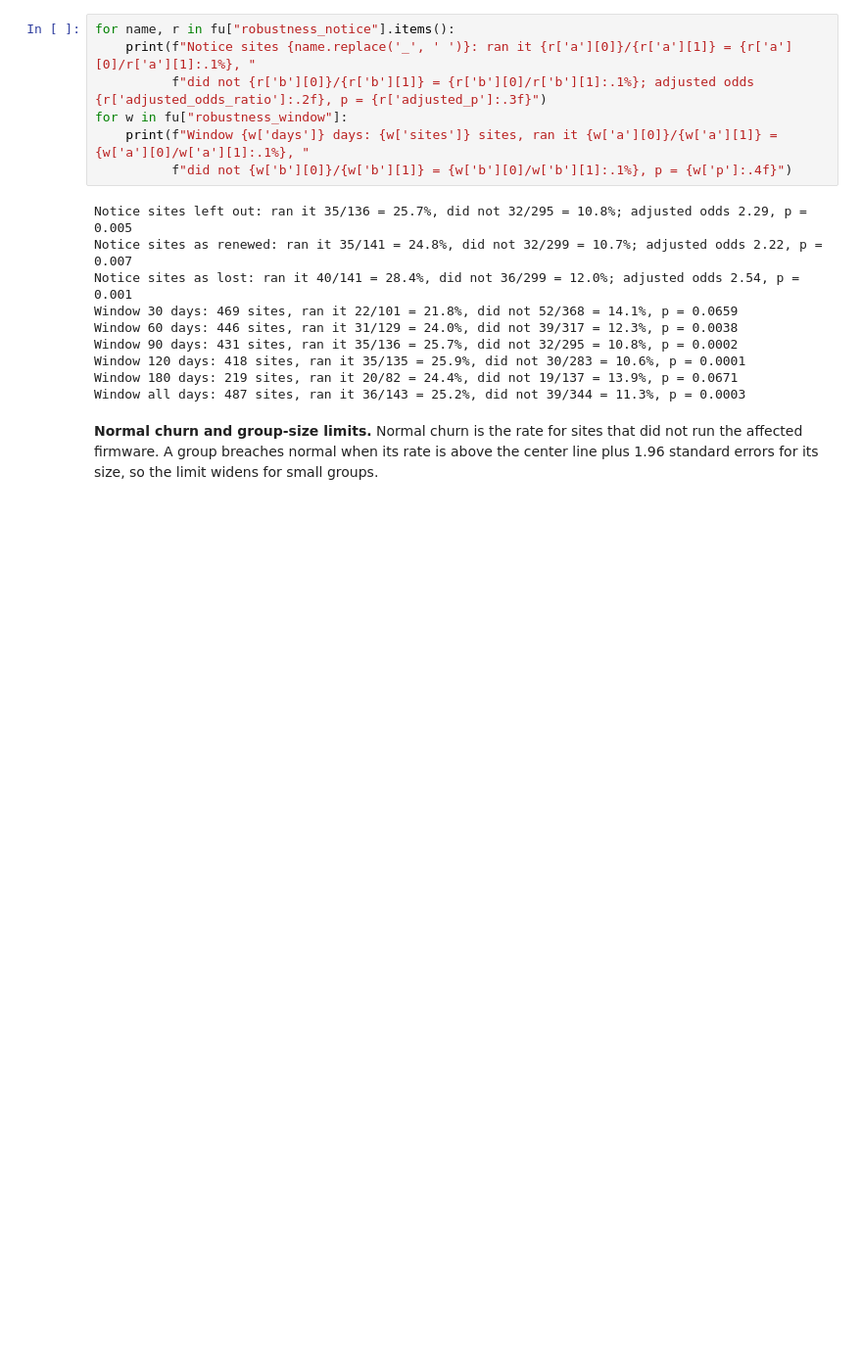
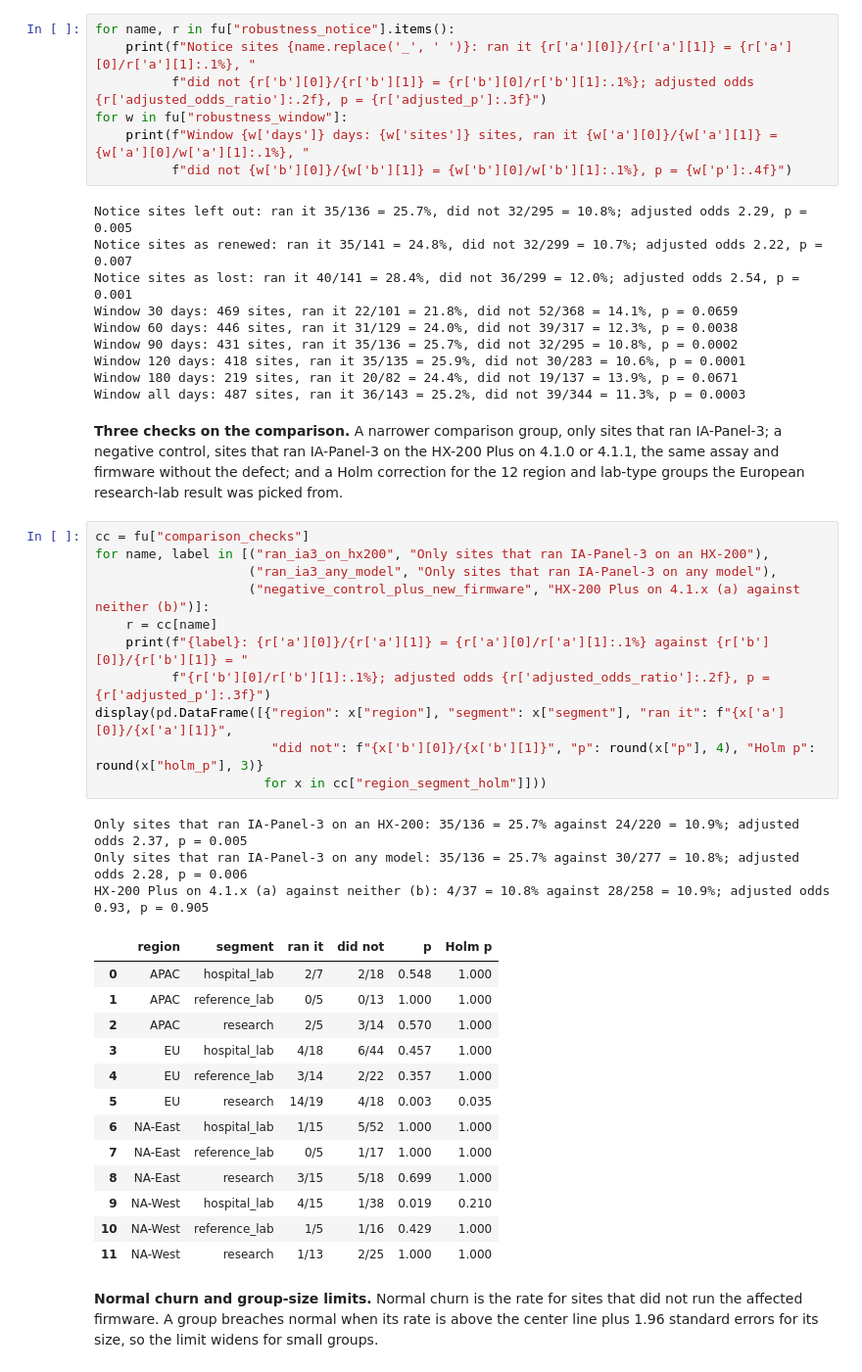
Before and after one commit to this-is-how-we-see/halvard-qc-churn, a Jupyter notebook: notebooks/walkthrough.ipynb, the cells around one changed output. Shown at 98% size. Saved outputs shown, nothing was run; the diff lists cells and outputs as text; blank space fills up the shorter version.

```diff
--- a/notebooks/walkthrough.ipynb
+++ b/notebooks/walkthrough.ipynb
@@ -401,6 +401,39 @@ Window 90 days: 431 sites, ran it 35/136 = 25.7%, did not 32/295 = 10.8%, p = 0.
 Window 120 days: 418 sites, ran it 35/135 = 25.9%, did not 30/283 = 10.6%, p = 0.0001
 Window 180 days: 219 sites, ran it 20/82 = 24.4%, did not 19/137 = 13.9%, p = 0.0671
 Window all days: 487 sites, ran it 36/143 = 25.2%, did not 39/344 = 11.3%, p = 0.0003
+# %% [markdown]
+**Three checks on the comparison.** A narrower comparison group, only sites that ran IA-Panel-3; a
+negative control, sites that ran IA-Panel-3 on the HX-200 Plus on 4.1.0 or 4.1.1, the same assay and
+firmware without the defect; and a Holm correction for the 12 region and lab-type groups the
+European research-lab result was picked from.
+# %%
+cc = fu["comparison_checks"]
+for name, label in [("ran_ia3_on_hx200", "Only sites that ran IA-Panel-3 on an HX-200"),
+                    ("ran_ia3_any_model", "Only sites that ran IA-Panel-3 on any model"),
+                    ("negative_control_plus_new_firmware", "HX-200 Plus on 4.1.x (a) against neither (b)")]:
+    r = cc[name]
+    print(f"{label}: {r['a'][0]}/{r['a'][1]} = {r['a'][0]/r['a'][1]:.1%} against {r['b'][0]}/{r['b'][1]} = "
+          f"{r['b'][0]/r['b'][1]:.1%}; adjusted odds {r['adjusted_odds_ratio']:.2f}, p = {r['adjusted_p']:.3f}")
+display(pd.DataFrame([{"region": x["region"], "segment": x["segment"], "ran it": f"{x['a'][0]}/{x['a'][1]}",
+                       "did not": f"{x['b'][0]}/{x['b'][1]}", "p": round(x["p"], 4), "Holm p": round(x["holm_p"], 3)}
+                      for x in cc["region_segment_holm"]]))
+# %% [output]
+Only sites that ran IA-Panel-3 on an HX-200: 35/136 = 25.7% against 24/220 = 10.9%; adjusted odds 2.37, p = 0.005
+Only sites that ran IA-Panel-3 on any model: 35/136 = 25.7% against 30/277 = 10.8%; adjusted odds 2.28, p = 0.006
+HX-200 Plus on 4.1.x (a) against neither (b): 4/37 = 10.8% against 28/258 = 10.9%; adjusted odds 0.93, p = 0.905
+|  | region | segment | ran it | did not | p | Holm p |
+| 0 | APAC | hospital_lab | 2/7 | 2/18 | 0.548 | 1.000 |
+| 1 | APAC | reference_lab | 0/5 | 0/13 | 1.000 | 1.000 |
+| 2 | APAC | research | 2/5 | 3/14 | 0.570 | 1.000 |
+| 3 | EU | hospital_lab | 4/18 | 6/44 | 0.457 | 1.000 |
+| 4 | EU | reference_lab | 3/14 | 2/22 | 0.357 | 1.000 |
+| 5 | EU | research | 14/19 | 4/18 | 0.003 | 0.035 |
+| 6 | NA-East | hospital_lab | 1/15 | 5/52 | 1.000 | 1.000 |
+| 7 | NA-East | reference_lab | 0/5 | 1/17 | 1.000 | 1.000 |
+| 8 | NA-East | research | 3/15 | 5/18 | 0.699 | 1.000 |
+| 9 | NA-West | hospital_lab | 4/15 | 1/38 | 0.019 | 0.210 |
+| 10 | NA-West | reference_lab | 1/5 | 1/16 | 0.429 | 1.000 |
+| 11 | NA-West | research | 1/13 | 2/25 | 1.000 | 1.000 |
 # %% [markdown]
 **Normal churn and group-size limits.** Normal churn is the rate for sites that did not run the
 affected firmware. A group breaches normal when its rate is above the center line plus 1.96 standard
```
Also changed, not shown: parts of 3 cells of this notebook, 25 other files.
